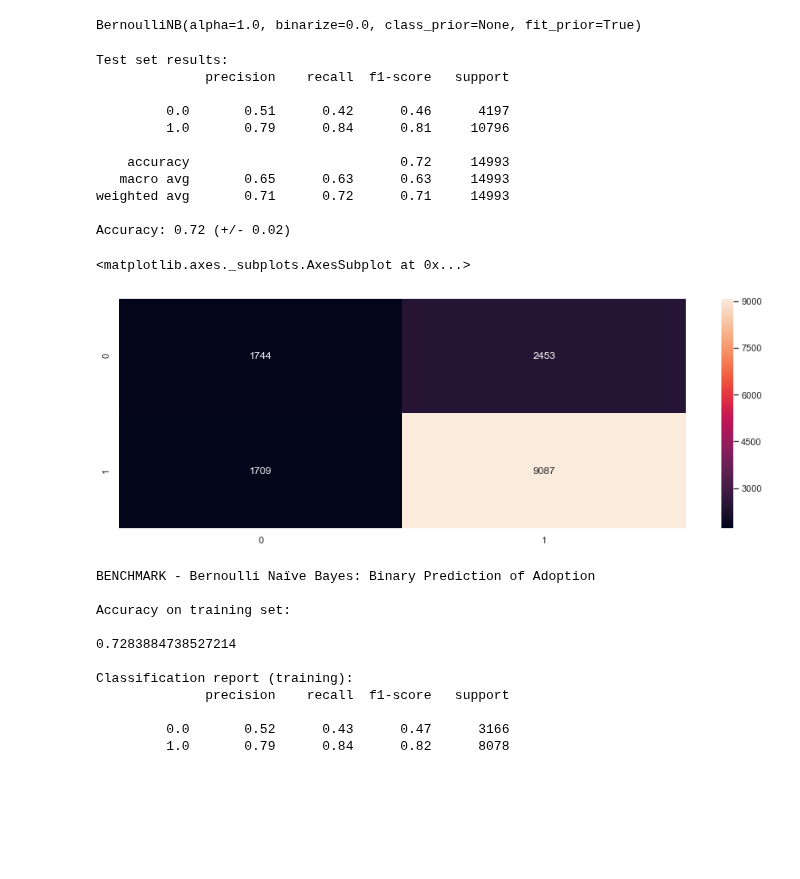
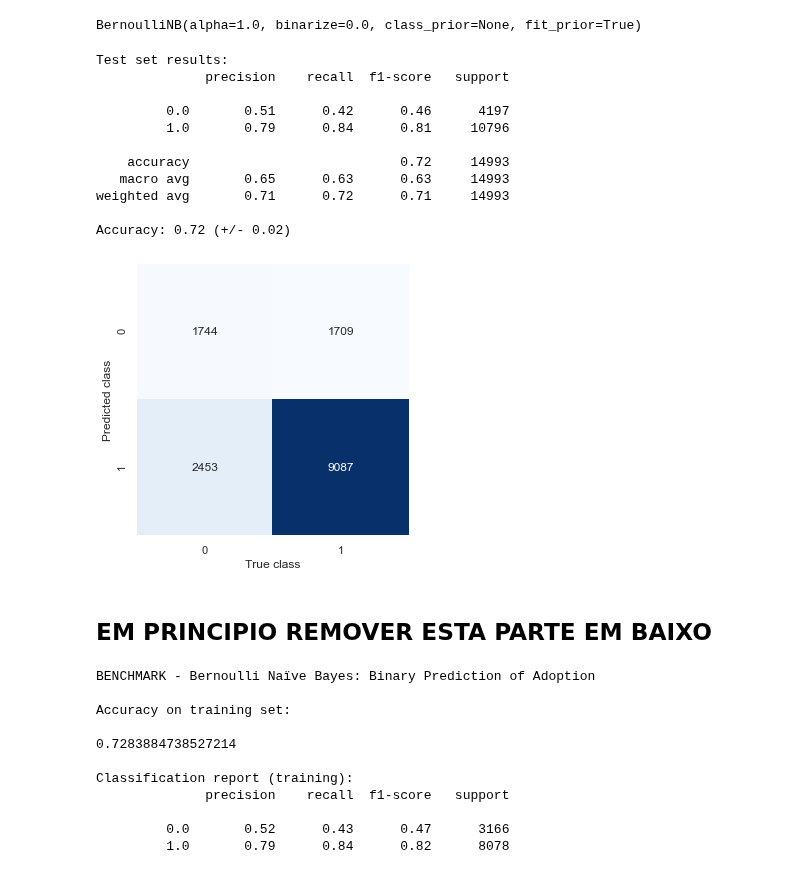
Before and after one commit to beatriz-lima/Machine-Learning-2019, a Jupyter notebook: Notes_Project.ipynb, the cells around one changed output. Drawn from its saved outputs; the diff is of its cells as text; code cells hidden in the pictures; blank space fills up the shorter version.

```diff
--- a/Notes_Project.ipynb
+++ b/Notes_Project.ipynb
@@ -985,11 +985,11 @@ def separate_split(df,split):
 # %%
 # conducts k-fold cross-validation for a certain model
 # alternative: def crossvalidation(model,examples,target):
-def crossvalidation(model,xtrain,ytrain,xtest,ytest):
+def crossvalidation(model,xtrain,ytrain,xtest,ytest,classes):
     examples = np.concatenate((xtrain,xtest), axis=0)
     target = np.concatenate((ytrain,ytest), axis=0)
     target_pred = cross_val_predict(model, examples, target, cv=10)
-    conf_mat = confusion_matrix(target, target_pred)
+    conf_mat = confusion_matrix(target, target_pred,labels=classes)
     print('Test set results:')
     print(classification_report(target, target_pred))
     scores = cross_val_score(model, examples, target, cv=10)
@@ -997,12 +997,13 @@ def crossvalidation(model,xtrain,ytrain,xtest,ytest):
 
     # confusion matrix heatmap
     f, ax = plt.subplots()
-    sns.heatmap(conf_mat, square=True, annot=True, fmt='d', cbar=False)
-    ax.set_xlabel('true label')
+    sns.heatmap(conf_mat.T, square=True, annot=True, fmt='d', cbar=False, cmap="Blues")
+    ax.set_xlabel('True class')
+    ax.set_ylabel('Predicted class')
     return target_pred, conf_mat, scores
 # %% [markdown]
 ### 1.2.1 Benchmark
 Before going into training the classifiers with our altered datasets, we want to perform a benchmark of the original dataset's performance in the models (`df_processed1`).
 # %%
-X_train, X_test, y_train, y_test = separate_split(df_processed1_encoded,True)
-# alternative: examples_binary, target_binary, fnames_binary, tname_binary
+#X_train, X_test, y_train, y_test = separate_split(df_processed1_encoded,True)
+examples_binary, target_binary, fnames_binary, tname_binary = separate_split(df_processed1_encoded,False)
@@ -1023,10 +1021,11 @@ def binarize(table_y):
             table_y[i]=0
     return table_y
 # %%
-y_train_binary = binarize(y_train)
-y_test_binary = binarize(y_test)
-# alternative: target_binary = binarize(target_binary)
-print("Number of positives cases in the training set is: {}".format(np.count_nonzero(y_train_binary == 1)))
-print("Number of negative cases in the training set is: {}".format(np.count_nonzero(y_train_binary == 0)))
+#y_train_binary = binarize(y_train)
+#y_test_binary = binarize(y_test)
+target_binary = binarize(target_binary)
+target_binary
+print("Number of positives cases in the training set is: {}".format(np.count_nonzero(target_binary == 1)))
+print("Number of negative cases in the training set is: {}".format(np.count_nonzero(target_binary == 0)))
 print("Ratio of positive to negative cases in the training set: {}".format((np.count_nonzero(y_train_binary == 1))/(np.count_nonzero(y_train_binary == 0))))
 # %% [output]
@@ -1080,7 +1079,7 @@ knn_bench_binary_p = {'metric': ['minkowski','chebyshev'],
 There are 2 * 5 * 6 * 2 = 120 different combinations of hyperparameters, meaning that the grid search will create all these different versions of the model, which are then fit to the training data. Since each model goes through 5-fold cross-validation, there are 120 * 5 = 600 fits in total.
 # %%
 # The scoring metric for the grid searh in the benchmark task will be the score of the estimator (runs slow)
-knn_bench_binary_grid = GridSearchCV(knn_bench, knn_bench_p, scoring='f1_macro',verbose=10) # creates all 120 versions of the KNN model
+knn_bench_binary_grid = GridSearchCV(knn_bench_binary, knn_bench_binary_p, scoring='f1_macro',verbose=10) # creates all 120 versions of the KNN model
 knn_bench_binary_grid.fit(X_train,y_train_binary) #
 # %%
 knn_bench_binary_grid.best_estimator_ # finding the best hyperparameters from the grid search
@@ -1112,27 +1111,26 @@ BernoulliNB(alpha=1.0, binarize=0.0, class_prior=None, fit_prior=True)
 # %%
 y_pred_bnb_bench_binary, conf_mat_bnb_bench_binary, scores = crossvalidation(bnb_bench_binary,
                                                                              X_train,
                                                                              y_train_binary,
                                                                              X_test,
-                                                                             y_test_binary)
+                                                                             y_test_binary,
+                                                                             [0,1])
 # alternative: y_pred_bnb_bench_binary, conf_mat_bnb_bench_binary = crossvalidation(bnb_bench_binary,X_train,y_train_binary,X_test,y_test_binary)
-
-conf_mat_bnb_bench_binary
-sns.heatmap(conf_mat_bnb_bench_binary,annot=True,fmt='d')
 # %% [output]
 Test set results:
               precision    recall  f1-score   support
 
          0.0       0.51      0.42      0.46      4197
          1.0       0.79      0.84      0.81     10796
 
     accuracy                           0.72     14993
    macro avg       0.65      0.63      0.63     14993
 weighted avg       0.71      0.72      0.71     14993
 
 Accuracy: 0.72 (+/- 0.02)
-<matplotlib.axes._subplots.AxesSubplot at 0x...>
-[figure, old version]
+[figure, new version]
+# %% [markdown]
+## EM PRINCIPIO REMOVER ESTA PARTE EM BAIXO
 # %%
 y_train_pred_bench_binary_BNB, y_test_pred_bench_binary_BNB, trainscore_bench_binary_BNB, testscore_bench_binary_BNB = model('BENCHMARK - Bernoulli Naïve Bayes: Binary Prediction of Adoption',
                                                                                                                              X_train,
```
Also changed, not shown: parts of 5 cells of this notebook.
